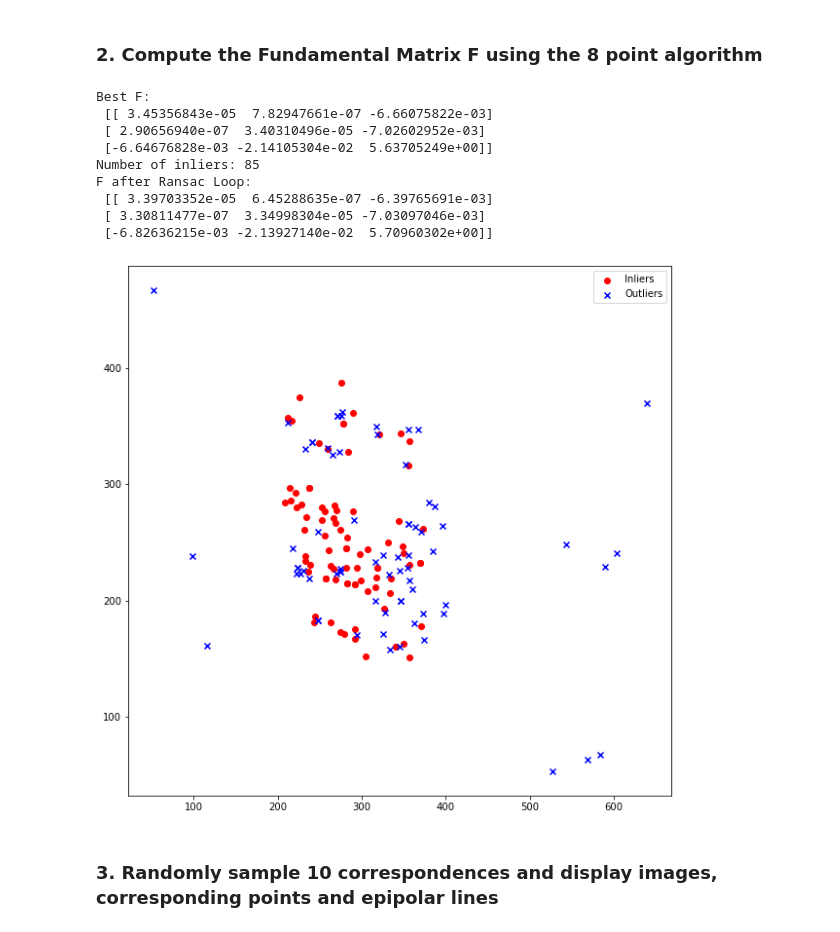
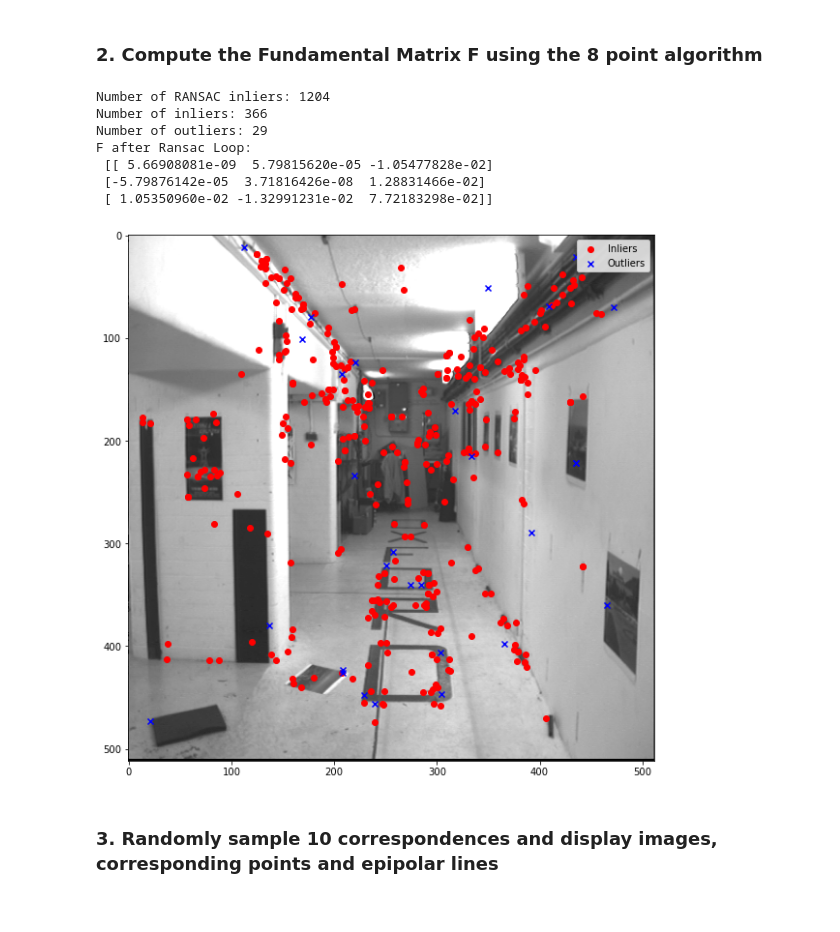
Before and after one commit to adesu7/8-point-Algorithm-Fundamental-Matrix, a Jupyter notebook: COMP90086_asst3_2022.ipynb, the cells around one changed output. Saved outputs shown, nothing was run; the diff lists cells and outputs as text; code cells hidden in the pictures.

```diff
--- a/COMP90086_asst3_2022.ipynb
+++ b/COMP90086_asst3_2022.ipynb
@@ -31,7 +31,7 @@ def load_image(imageA, imageB):
     imageB = cv2.imread(os.path.join(data_dir, imageB), cv2.IMREAD_GRAYSCALE)
     return imageA,imageB
 
-imageA, imageB = load_image('bookshA.png', 'bookshB.png')
+imageA, imageB = load_image('corrA.png', 'corrB.png')
 
 
 def display_original_img(imageA, imageB, titleA, titleB):
@@ -161,7 +161,15 @@ def get_fundamental_matrix(A):
 
 
 def compute_epilines(F, pts, inliers, right):
-    ''' Return the epilines for a given set of F, points and inliers '''
+    ''' Return the epilines for a given set of F, points and inliers
+        If right is True, compute the epilines for the right image, otherwise for the left image
+        params:
+            F: fundamental matrix
+            pts: points
+            inliers: inliers
+            right: boolean
+            returns:
+                epilines: epilines'''
     epilines = []
     if right:
         for i in inliers:
@@ -179,7 +187,14 @@ def compute_epilines(F, pts, inliers, right):
 
 # Compute inlers and outliers
 def get_inliers_outliers(ptsL, ptsR, F, threshold):
-    ''' Return inliers and outliers given a fundamental matrix, a threshold and a set of points '''
+    ''' Return inliers and outliers given a fundamental matrix, a threshold and a set of points
+    params:
+        ptsL: points in the left image
+        ptsR: points in the right image
+        F: fundamental matrix
+        threshold: threshold
+        returns:
+            inliers: inliers'''
     inliers = []
     outliers = []
     epipolar_lines_right = []
@@ -207,24 +222,19 @@ def get_inliers_outliers(ptsL, ptsR, F, threshold):
 
     return inliers, outliers
 
-# A = get_design_matrix(ptsL_normalised, ptsR_normalised, [0,1,2,3,4,5,6,200])
-
-# draft_F = get_fundamental_matrix(A)
-
-
-# # Rescale the fundamental matrix
-# F = T2.T @ draft_F @ T1
-# print("Determinant of F after rescaling", np.linalg.det(F))
-# print("Rescaled F:\n", F)
-
-# # Compute inliers and outliers
-# inliers, outliers = get_inliers_outliers(ptsL, ptsR, F, 2)
-# print("Number of inliers:", len(inliers))
-# print("Number of outliers:", len(outliers))
 
 # Combine above functions within a RANSAC loop
 def ransac(ptsL, ptsR, threshold, n_iterations):
-    ''' Return the fundamental matrix using RANSAC '''
+    ''' Return the fundamental matrix using RANSAC
+    params:
+        ptsL: points in the left image
+        ptsR: points in the right image
+        threshold: threshold
+        n_iterations: number of iterations
+        returns:
+            F: fundamental matrix
+            inliers: inliers
+            outliers: outliers'''
     best_F = None
     best_inliers = None
     best_outliers = None
@@ -256,43 +266,43 @@ def ransac(ptsL, ptsR, threshold, n_iterations):
             best_outliers = outliers
             best_inliers_count = len(inliers)
 
 
 
     return best_F, best_inliers, best_outliers
 
 # Run RANSAC
 best_F, best_inliers, best_outliers = ransac(ptsL_mat, ptsR_mat, 1, 1204)
-print("Best F:\n", best_F)
+print("Number of RANSAC inliers: 1204")
 print("Number of inliers:", len(best_inliers))
+print("Number of outliers:", len(best_outliers))
 
 # Derive F from the best inliers
 ptsL_normalised, T1 = normalize(ptsL_mat)
 ptsR_normalised, T2 = normalize(ptsR_mat)
 A = get_design_matrix(ptsL_normalised, ptsR_normalised, best_inliers)
 F = get_fundamental_matrix(A)
 
 # Rescale the fundamental matrix
 F = T2.T @ F @ T1
 print("F after Ransac Loop:\n", F)
 
 
 # Plot inliers and outliers
 plt.figure(figsize=(10, 10))
+plt.imshow(imageA, cmap='gray')
 plt.scatter(ptsL[best_inliers, 0], ptsL[best_inliers, 1], c='r', marker='o', label='Inliers')
 plt.scatter(ptsL[best_outliers, 0], ptsL[best_outliers, 1], c='b', marker='x', label='Outliers')
 plt.legend()
 plt.show()
 # %% [output]
-Best F:
- [[ 3.45356843e-05  7.82947661e-07 -6.66075822e-03]
- [ 2.90656940e-07  3.40310496e-05 -7.02602952e-03]
- [-6.64676828e-03 -2.14105304e-02  5.63705249e+00]]
-Number of inliers: 85
+Number of RANSAC inliers: 1204
+Number of inliers: 366
+Number of outliers: 29
 F after Ransac Loop:
- [[ 3.39703352e-05  6.45288635e-07 -6.39765691e-03]
- [ 3.30811477e-07  3.34998304e-05 -7.03097046e-03]
- [-6.82636215e-03 -2.13927140e-02  5.70960302e+00]]
+ [[ 5.66908081e-09  5.79815620e-05 -1.05477828e-02]
+ [-5.79876142e-05  3.71816426e-08  1.28831466e-02]
+ [ 1.05350960e-02 -1.32991231e-02  7.72183298e-02]]
-[figure, old version]
+[figure, new version]
 # %% [markdown]
 ### 3. Randomly sample 10 correspondences and display images, corresponding points and epipolar lines
 # %%
```
Also changed, not shown: parts of 4 cells of this notebook.
